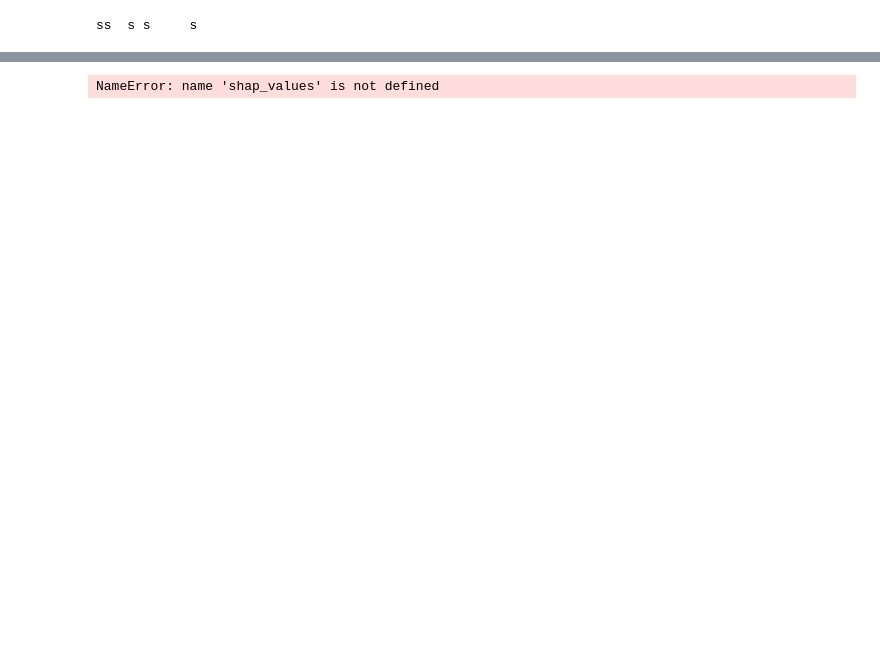
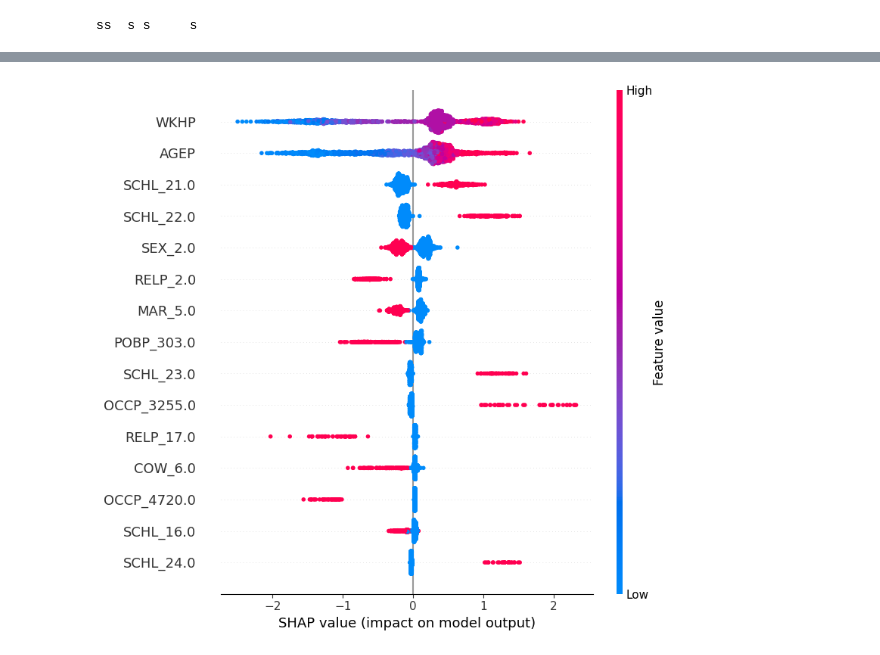
Before and after one commit to mateobwe/insa-5a-analyse-descriptive, a Jupyter notebook: analyse.ipynb, the cells around one changed output, grey strips where cells are left out. Cells and saved outputs as stored; diff of their text form; code cells hidden in the pictures; blank space fills up the shorter version.

```diff
--- a/analyse.ipynb
+++ b/analyse.ipynb
@@ -948,10 +1002,27 @@ shap
 # %%
+import shap
+import matplotlib.pyplot as plt
+
+# Sous-échantillon pour éviter crash
+X_shap = X_test.sample(n=2000, random_state=42)
+
+# SHAP explainer
+explainer = shap.TreeExplainer(best_xgb)
+
+# SHAP values
+shap_values = explainer.shap_values(
+    X_shap,
+    check_additivity=False
+)
+
+# Classe positive (>50k)
+plt.figure(figsize=(10,6))
 shap.summary_plot(
-    shap_values[1],   # class >50k
-    X_test_shap,
-    max_display=10,
+    shap_values,
+    X_shap,
+    max_display=15,
     show=True
 )
 # %% [output]
-NameError: name 'shap_values' is not defined
+[figure, added]
 # %%
```
Also changed, not shown: parts of 8 cells of this notebook, 37 other files.
